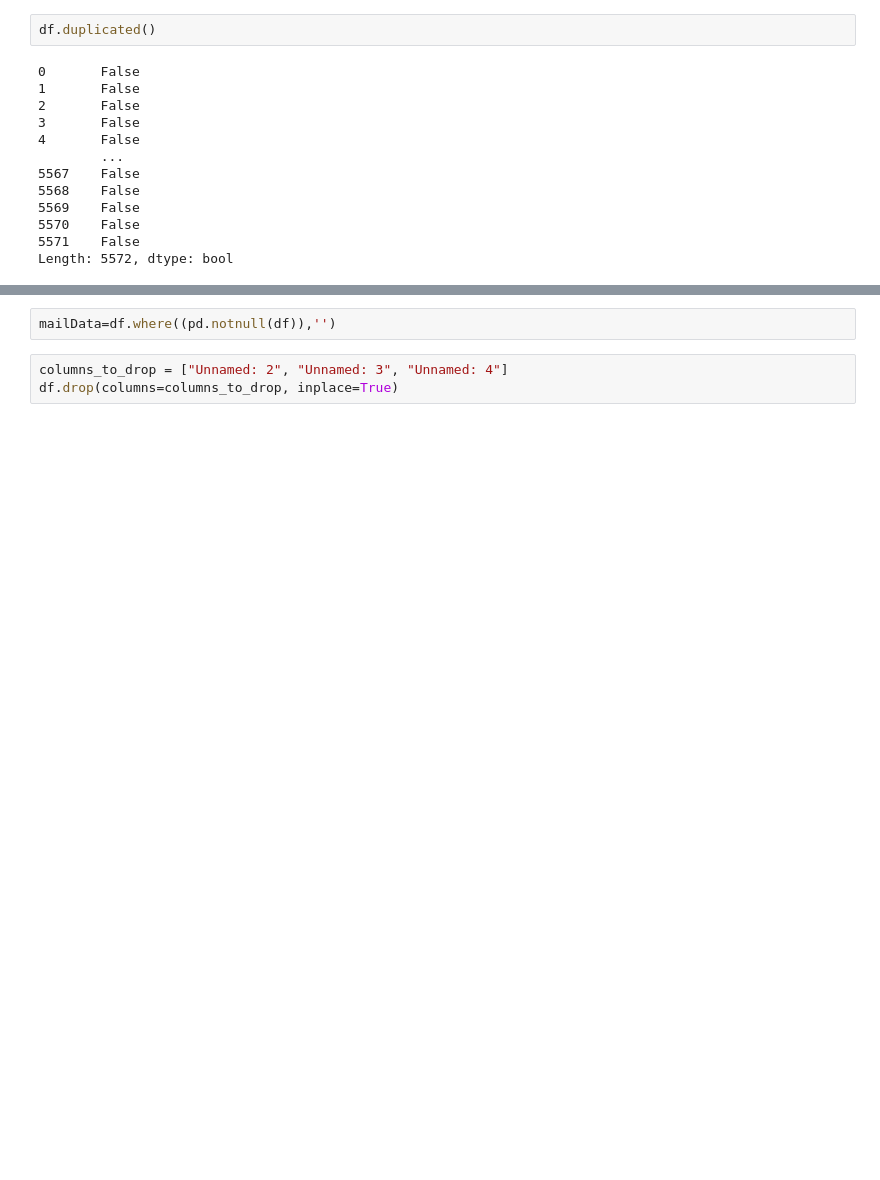
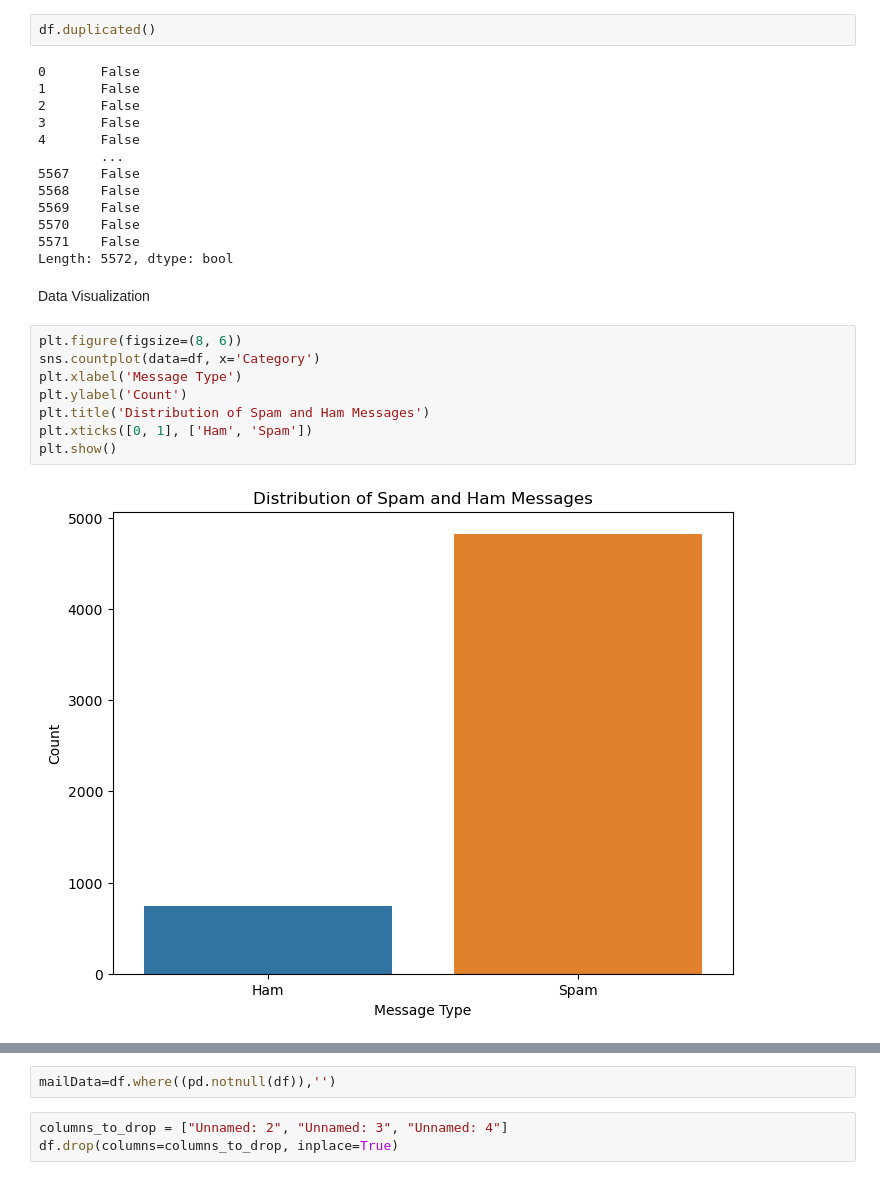
Before and after one commit to yashguptak/Code-Casa-Internship, a Jupyter notebook: Task1.ipynb, the cells around one changed output, grey strips where cells are left out. Drawn from its saved outputs; the diff is of its cells as text; blank space fills up the shorter version.

Commit message:
Adding Visualization

```diff
--- a/Task1.ipynb
+++ b/Task1.ipynb
@@ -88,3 +95,15 @@ df.duplicated()
 5570    False
 5571    False
 Length: 5572, dtype: bool
+# %% [markdown]
+Data Visualization
+# %%
+plt.figure(figsize=(8, 6))
+sns.countplot(data=df, x='Category')
+plt.xlabel('Message Type')
+plt.ylabel('Count')
+plt.title('Distribution of Spam and Ham Messages')
+plt.xticks([0, 1], ['Ham', 'Spam'])
+plt.show()
+# %% [output]
+[figure, added]
```
Also changed, not shown: parts of 8 cells of this notebook.
